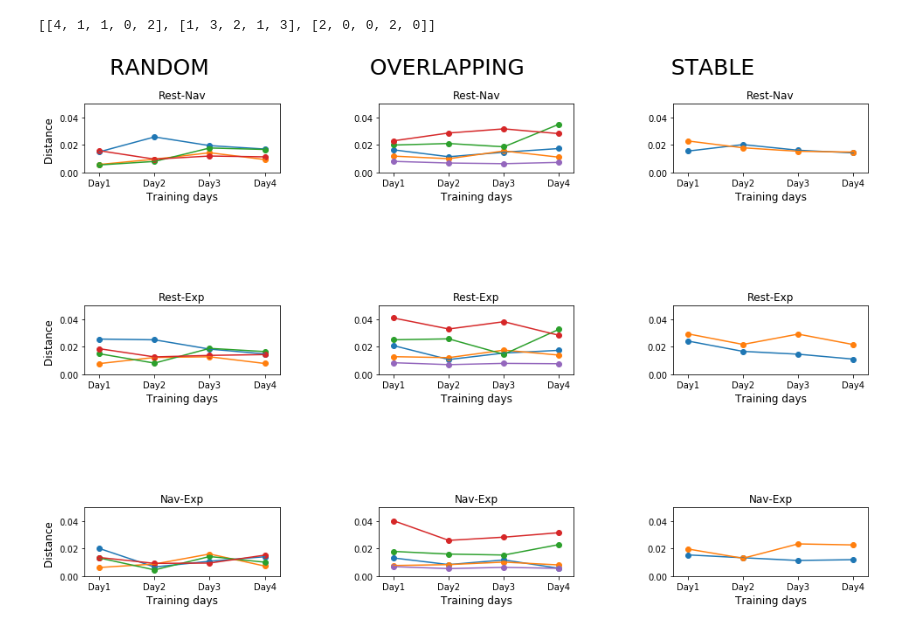
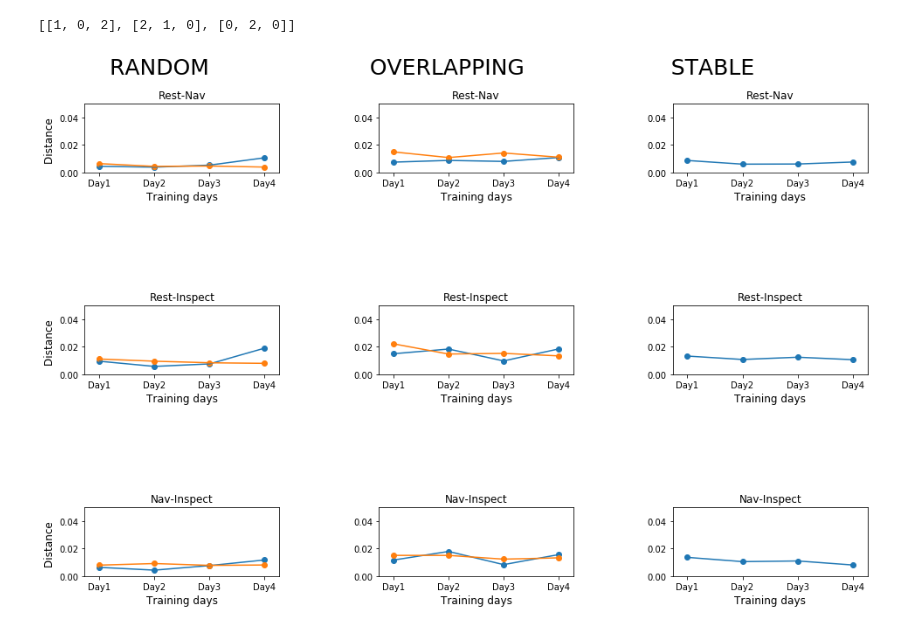
Before and after one commit to melisamc89/neural_analysys, a Jupyter notebook: src/population_vector_distance_all_mice.ipynb, the cells around one changed output. Drawn from its saved outputs; the diff is of its cells as text; code cells hidden in the pictures.

```diff
--- a/src/population_vector_distance_all_mice.ipynb
+++ b/src/population_vector_distance_all_mice.ipynb
@@ -16,11 +16,18 @@ import scipy
 cmap = cm.jet
 import math
 # %%
-mouse_vector = [56165, 56166, 32363, 32364, 32365]
+#mouse_vector = [56165, 56166, 32363, 32364, 32365]
+#conditions_vector = ['RANDOM', 'OVERLAPPING','STABLE']
+#sessions_random = [4,1,1,0,2]
+#sessions_overlapping = [1,3,2,1,3]
+#sessions_stable = [2,0,0,2,0]
+
+mouse_vector = [32363, 32364, 32365]
 conditions_vector = ['RANDOM', 'OVERLAPPING','STABLE']
-sessions_random = [4,1,1,0,2]
-sessions_overlapping = [1,3,2,1,3]
-sessions_stable = [2,0,0,2,0]
+sessions_random = [1,0,2]
+sessions_overlapping = [2,1,0]
+sessions_stable = [0,2,0]
+
 
 sessions = [sessions_random, sessions_overlapping, sessions_stable]
 
@@ -36,16 +43,16 @@ registration_v = 0        ## registration version
 # registration_v = 2        ## registration version
 sf = 10                   ## sampling frequency of the original signal
 re_sf= 10                 ## value of resampling
-period = int(6 * sf / re_sf)
+period = int(1 * sf / re_sf)
 period_resting = period *10
 
 print(sessions)
 # %% [output]
-[[4, 1, 1, 0, 2], [1, 3, 2, 1, 3], [2, 0, 0, 2, 0]]
+[[1, 0, 2], [2, 1, 0], [0, 2, 0]]
 # %%
 file_directory = os.environ['PROJECT_DIR'] + 'neural_analysis/data/calcium_activity_day_wise/'
 timeline_file_dir = os.environ['PROJECT_DIR'] + 'neural_analysis/data/timeline/'
-behaviour_dir = os.environ['PROJECT_DIR'] + 'calcium_imaging_behaviour/data/scoring_time_vector/'
+#behaviour_dir = os.environ['PROJECT_DIR'] + 'calcium_imaging_behaviour/data/scoring_time_vector/'
 objects_dir= os.environ['PROJECT_DIR'] + 'calcium_imaging_behaviour/data/object_positions/'
 figure_path = os.environ['PROJECT_DIR'] +'neural_analysis/data/process/figures/population_analysis/'
 # %%
@@ -206,39 +217,45 @@ for session_type in range(len(sessions)):
 fig = plt.figure()
 gs = plt.GridSpec(3,3)
 
-condition_name = ['Rest-Nav','Rest-Exp','Nav-Exp']
+#condition_name = ['Rest-Nav','Rest-Exp','Nav-Exp']
+condition_name = ['Rest-Nav','Rest-Inspect','Nav-Inspect']
+
 x_axes = ['Day1', 'Day2', 'Day3', 'Day4']
 
 evolution_list = []
 for condition in range(3):
     for mouse in range(len(distance_list[condition])):
         evolution = np.zeros((4,3))
         for day in range(len(distance_list[condition][mouse])):
             evolution[day][0] = distance_list[condition][mouse][day][0,1]
             evolution[day][1] = distance_list[condition][mouse][day][0,2]
             evolution[day][2] = distance_list[condition][mouse][day][1,2]
 
         for i in range(3):
             ax = fig.add_subplot(gs[i,condition])
             ax.set_title(condition_name[i])
             if condition ==0:
                 ax.set_ylabel('Distance ',fontsize = 12)
             ax.set_xlabel('Training days', fontsize = 12)
             x_pos = np.arange(1,5)
             ax.set_xticks(x_pos)
             ax.set_xticklabels(x_axes)
 
 
             ax.plot([1,2,3,4],evolution[:,i])
             ax.scatter([1,2,3,4],evolution[:,i])
 
             ax.set_ylim([0, 0.05])
 
 fig.tight_layout()
 fig.set_size_inches(15,10)
 fig.suptitle('RANDOM                       OVERLAPPING                     STABLE' , fontsize = 25)
+#figure_name = figure_path +'distance_evolution_events_all_mice'+\
+#                             '_binsize_'+f'{re_sf}'+'_period_'+ f'{period}'  +'new.png'
+
 figure_name = figure_path +'distance_evolution_events_all_mice'+\
-                             '_binsize_'+f'{re_sf}'+'_period_'+ f'{period}'  +'.png'
+                             '_binsize_'+f'{re_sf}'+'_period_'+ f'{period}'  +'_inspection.png'
+
 fig.savefig(figure_name)
 # %% [output]
-[figure, old version]
+[figure, new version]
```
Also changed, not shown: parts of 1 cell of this notebook, 3 other files.
